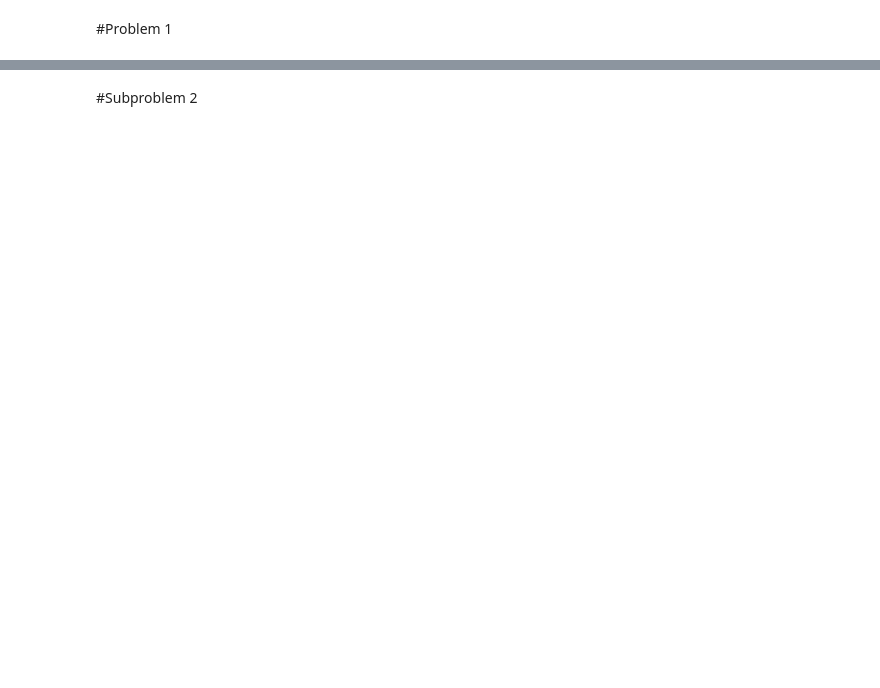
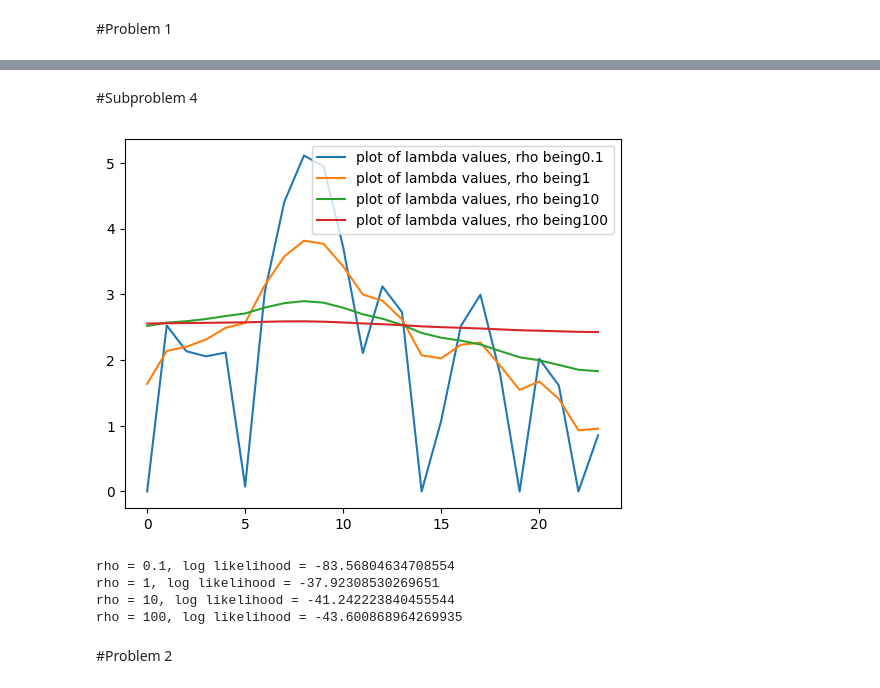
Before and after one commit to AAhmadS/convex_opt, a Jupyter notebook: 99104027_HW2.ipynb, the cells around one changed output, grey strips where cells are left out. Drawn from its saved outputs; the diff is of its cells as text; code cells hidden in the pictures; blank space fills up the shorter version.

```diff
--- a/99104027_HW2.ipynb
+++ b/99104027_HW2.ipynb
@@ -37,5 +52,5 @@ $λ_t = N_t$.
 # %% [markdown]
-#Subproblem 2
+#Subproblem 4
 # %%
 import pprint
 import scipy
@@ -44,0 +62,35 @@ import numpy as np
+# %%
+T = 24
+N = np.array([0, 4, 2, 2, 3, 0, 4, 5, 6, 6, 4, 1,
+4, 4, 0, 1, 3, 4, 2, 0, 3, 2, 0, 1])
+rhos = [0.1, 1, 10, 100]
+lambds = []
+lambd = cvx.Variable(T, nonneg=True)
+rho = cvx.Parameter(nonneg=True)
+#objecive function
+objective = cvx.Minimize(cvx.sum(lambd) - N @ cvx.log(lambd) + rho * cvx.sum_squares(cvx.diff(lambd)))
+#constraints are given when introducing the variables
+prob = cvx.Problem(objective)
+
+for r in rhos :
+  rho.value = r
+  result = prob.solve()
+  plt.plot(np.arange(T),lambd.value,label = f"plot of lambda values, rho being{r}")
+  lambds.append(lambd.value)
+  plt.legend()
+# %% [output]
+[figure, added]
+# %%
+from scipy.special import factorial
+Ntest = np.array([0, 1, 3, 2, 3, 1, 4, 5, 3, 1, 4, 3,
+5, 5, 2, 1, 1, 1, 2, 0, 1, 2, 1, 0])
+for r, lambd in zip(rhos, lambds):
+  test_logprob = np.sum(np.log(np.exp(-lambd) * lambd**Ntest / factorial(Ntest)))
+  print(f"rho = {r}, log likelihood = {test_logprob}")
+# %% [output]
+rho = 0.1, log likelihood = -83.56804634708554
+rho = 1, log likelihood = -37.92308530269651
+rho = 10, log likelihood = -41.242223840455544
+rho = 100, log likelihood = -43.600868964269935
+# %% [markdown]
+#Problem 2
```
Also changed, not shown: parts of 14 cells of this notebook.
